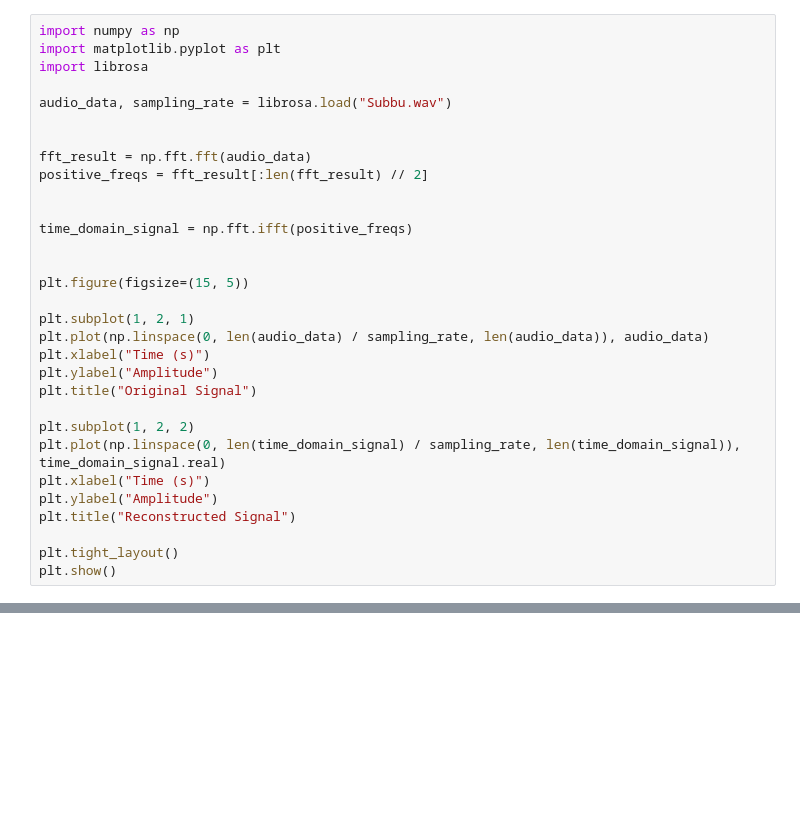
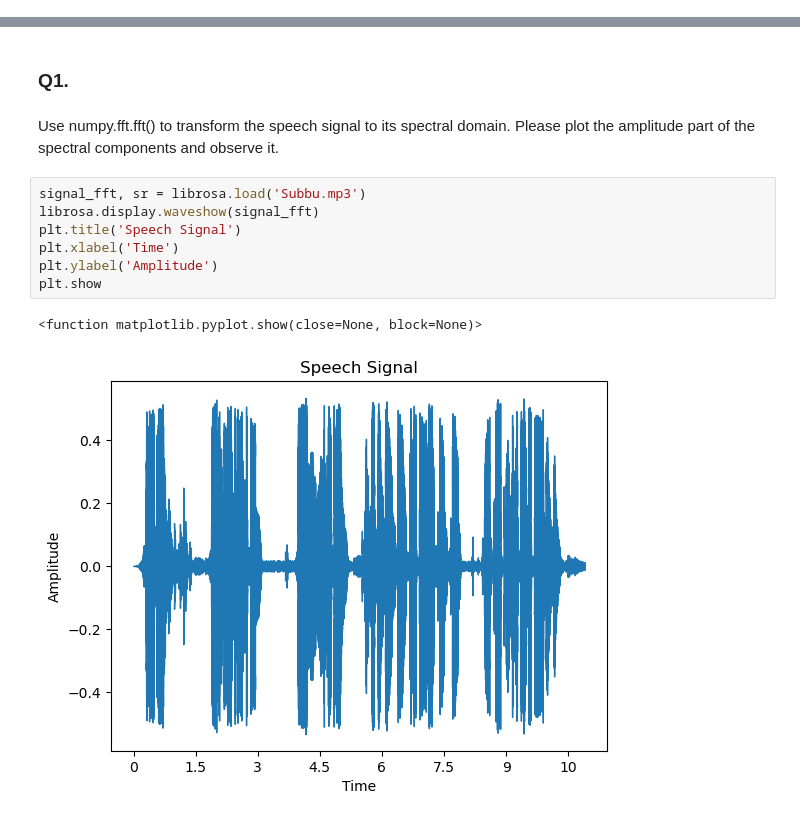
Before and after one commit to Subhash7781/AI-in-Speech-Processing, a Jupyter notebook: Lab4/21113_Lab4.ipynb, the cells around one changed output, grey strips where cells are left out. Cells and saved outputs as stored; diff of their text form; blank space fills up the shorter version.

```diff
--- a/Lab4/21113_Lab4.ipynb
+++ b/Lab4/21113_Lab4.ipynb
@@ -1,31 +0,0 @@
-# %%
-import numpy as np
-import matplotlib.pyplot as plt
-import librosa
-
-audio_data, sampling_rate = librosa.load("Subbu.wav")
-
-
-fft_result = np.fft.fft(audio_data)
-positive_freqs = fft_result[:len(fft_result) // 2]
-
-
-time_domain_signal = np.fft.ifft(positive_freqs)
-
-
-plt.figure(figsize=(15, 5))
-
-plt.subplot(1, 2, 1)
-plt.plot(np.linspace(0, len(audio_data) / sampling_rate, len(audio_data)), audio_data)
-plt.xlabel("Time (s)")
-plt.ylabel("Amplitude")
-plt.title("Original Signal")
-
-plt.subplot(1, 2, 2)
-plt.plot(np.linspace(0, len(time_domain_signal) / sampling_rate, len(time_domain_signal)), time_domain_signal.real)
-plt.xlabel("Time (s)")
-plt.ylabel("Amplitude")
-plt.title("Reconstructed Signal")
-
-plt.tight_layout()
-plt.show()
@@ -33,0 +13,14 @@ plt.show()
+# %% [markdown]
+### Q1.
+# %% [markdown]
+Use numpy.fft.fft() to transform the speech signal to its spectral domain. Please plot the amplitude part of the spectral components and observe it.
+# %%
+signal_fft, sr = librosa.load('Subbu.mp3')
+librosa.display.waveshow(signal_fft)
+plt.title('Speech Signal')
+plt.xlabel('Time')
+plt.ylabel('Amplitude')
+plt.show
+# %% [output]
+<function matplotlib.pyplot.show(close=None, block=None)>
+[figure, added]
```
Also changed, not shown: parts of 21 cells of this notebook, 2 other files.
